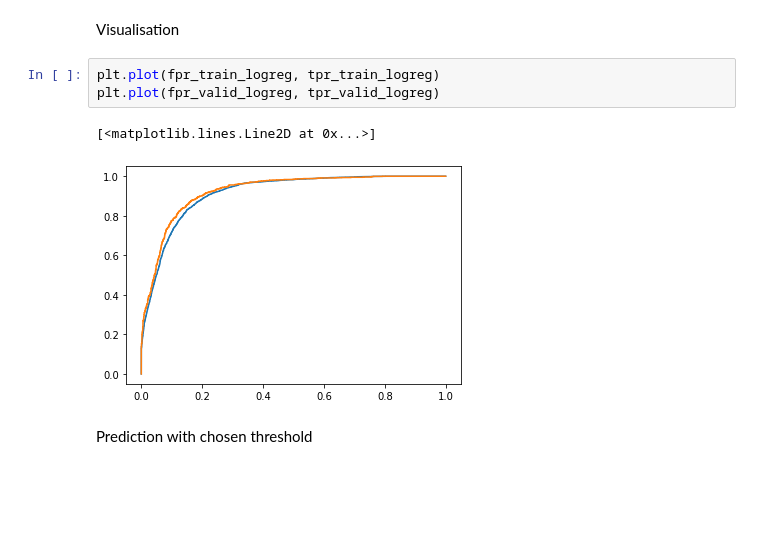
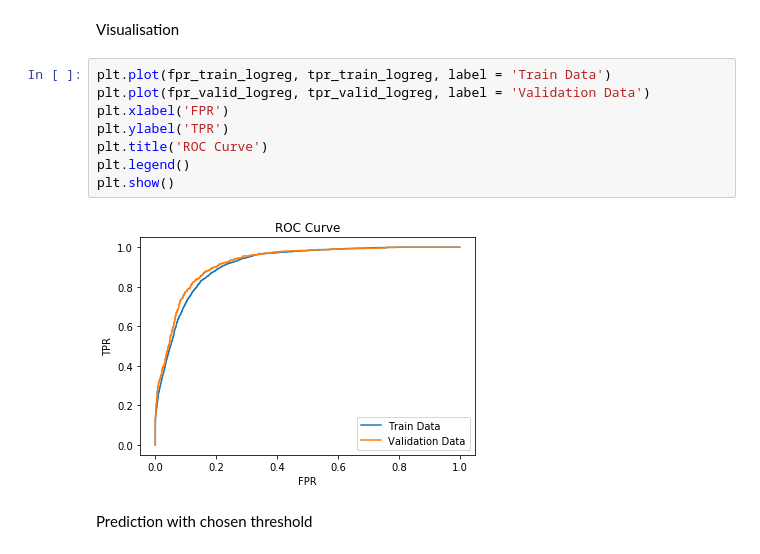
Before and after one commit to MatePocs/hotel_reserve_cancellations, a Jupyter notebook: 02_modelling.ipynb, the cells around one changed output. Cells and saved outputs as stored; diff of their text form; blank space fills up the shorter version.

```diff
--- a/02_modelling.ipynb
+++ b/02_modelling.ipynb
@@ -307,12 +317,16 @@ fpr_valid_logreg, tpr_valid_logreg, thresholds_valid_logreg = \
     roc_curve(y_valid_logreg, y_valid_prediction_probabilities_logreg[:,1])
 # %% [markdown]
 Visualisation
-# %%
-plt.plot(fpr_train_logreg, tpr_train_logreg)
-plt.plot(fpr_valid_logreg, tpr_valid_logreg)
-# %% [output]
-[<matplotlib.lines.Line2D at 0x...>]
-[figure, removed]
+# %%
+plt.plot(fpr_train_logreg, tpr_train_logreg, label = 'Train Data')
+plt.plot(fpr_valid_logreg, tpr_valid_logreg, label = 'Validation Data')
+plt.xlabel('FPR')
+plt.ylabel('TPR')
+plt.title('ROC Curve')
+plt.legend()
+plt.show()
+# %% [output]
+[figure, added]
 # %% [markdown]
 Prediction with chosen threshold
 # %%
```
Also changed, not shown: parts of 44 cells of this notebook, 2 other files.
